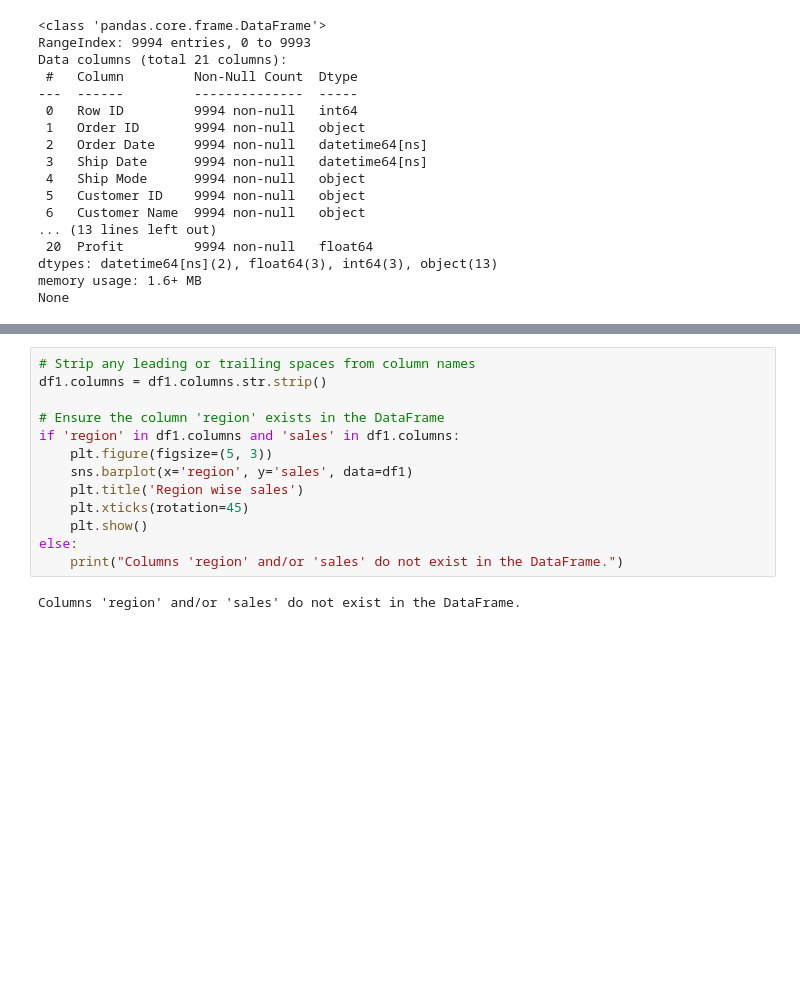
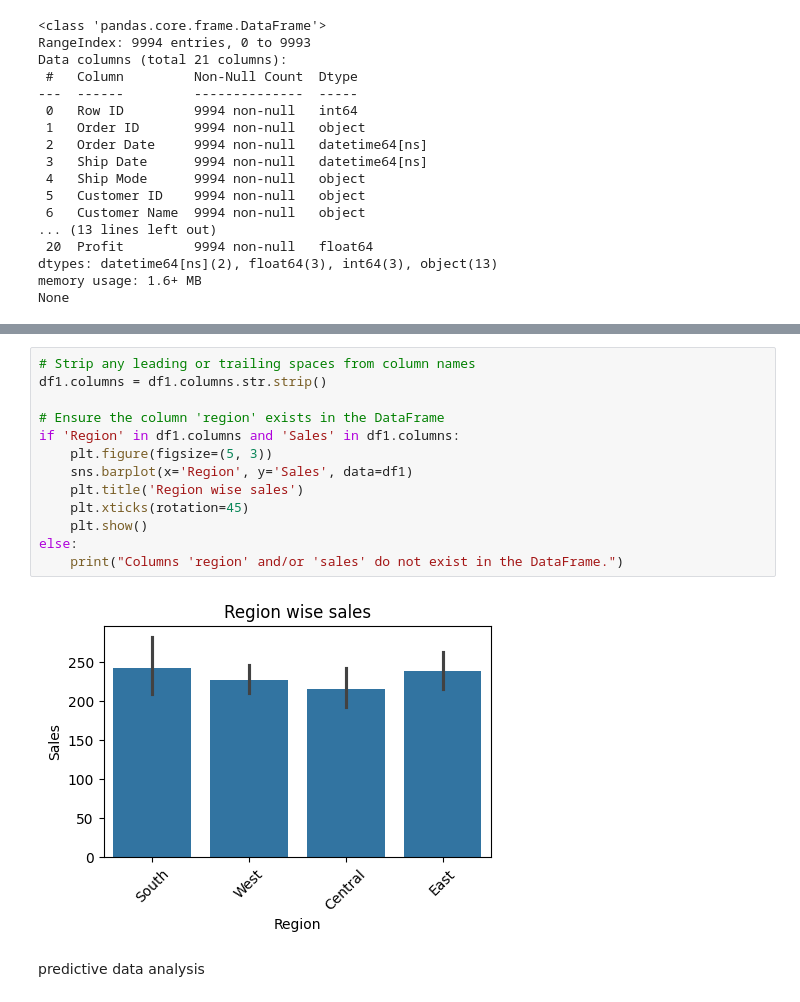
Before and after one commit to MadhumithaShan/Data-Analysis-Internship, a Jupyter notebook: Task 2/task 2.ipynb, the cells around one changed output, grey strips where cells are left out. Drawn from its saved outputs; the diff is of its cells as text; blank space fills up the shorter version.

```diff
--- a/Task 2/task 2.ipynb
+++ b/Task 2/task 2.ipynb
@@ -237,15 +237,17 @@ plt.show()
 # %%
 # Strip any leading or trailing spaces from column names
 df1.columns = df1.columns.str.strip()
 
 # Ensure the column 'region' exists in the DataFrame
-if 'region' in df1.columns and 'sales' in df1.columns:
+if 'Region' in df1.columns and 'Sales' in df1.columns:
     plt.figure(figsize=(5, 3))
-    sns.barplot(x='region', y='sales', data=df1)
+    sns.barplot(x='Region', y='Sales', data=df1)
     plt.title('Region wise sales')
     plt.xticks(rotation=45)
     plt.show()
 else:
     print("Columns 'region' and/or 'sales' do not exist in the DataFrame.")
 # %% [output]
-Columns 'region' and/or 'sales' do not exist in the DataFrame.
+[figure, added]
+# %% [markdown]
+predictive data analysis
```
Also changed, not shown: parts of 6 cells of this notebook, 3 other files.
